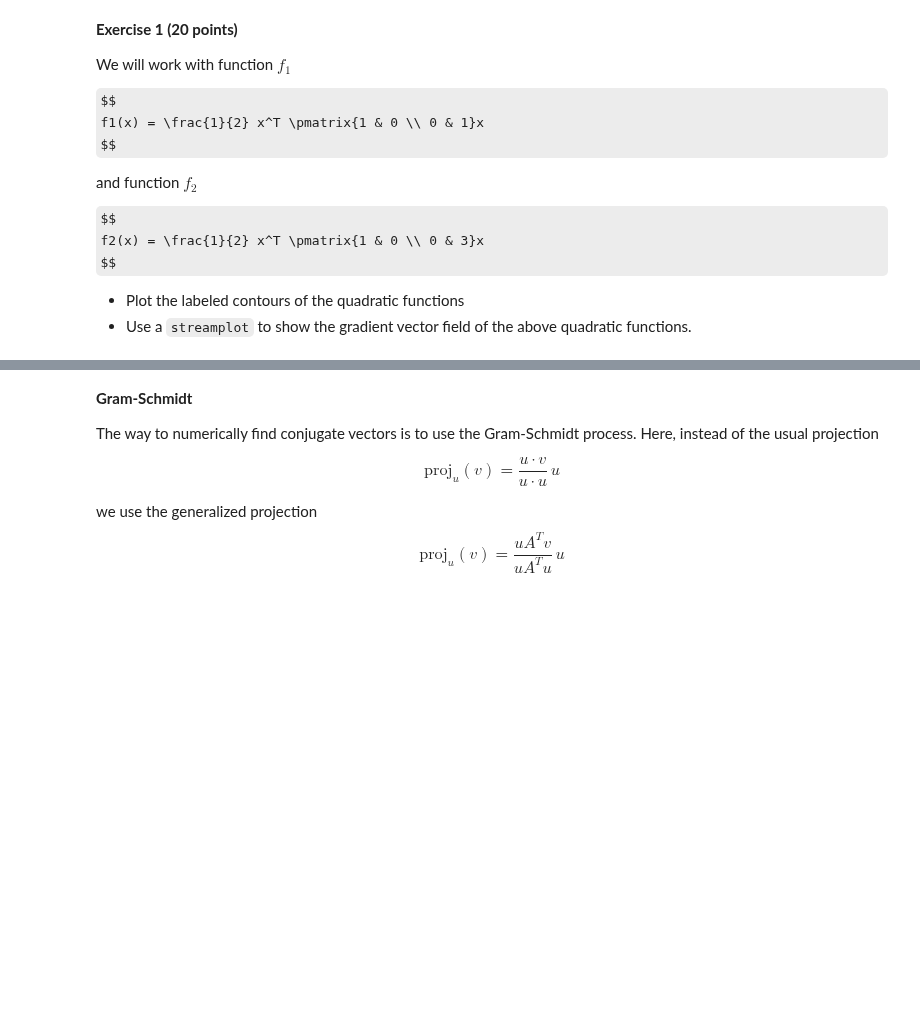
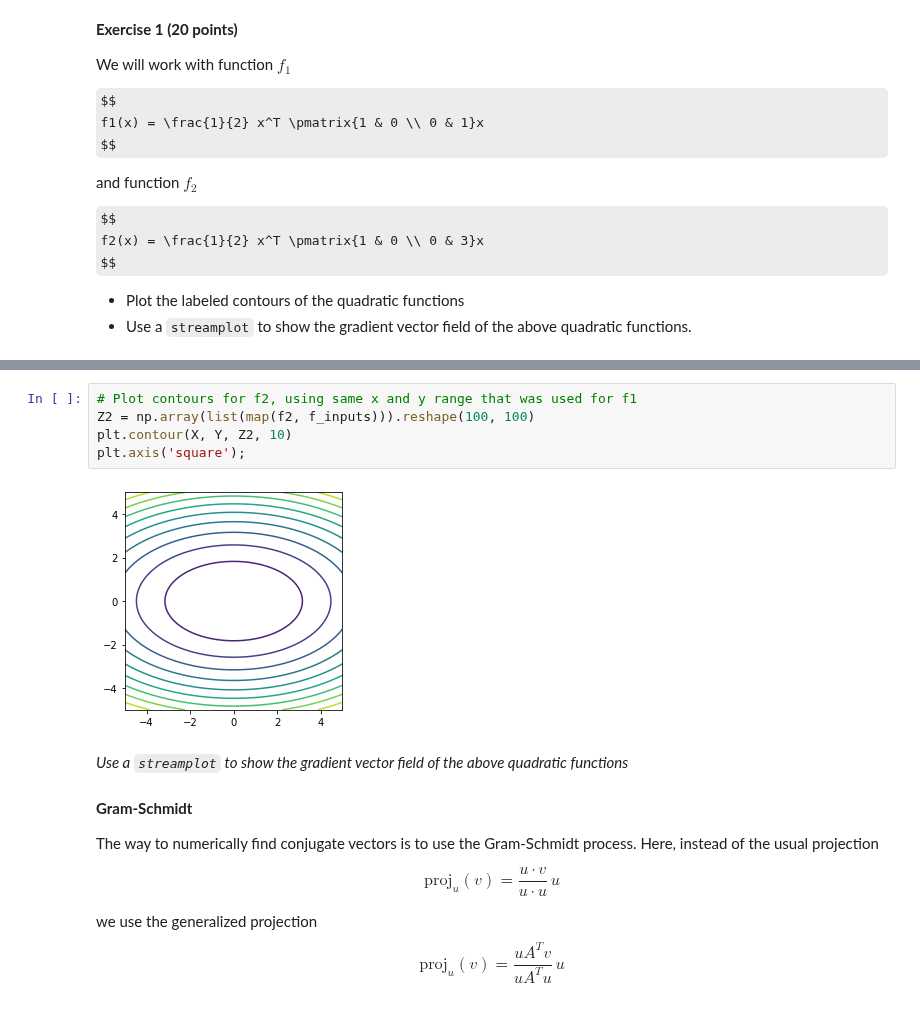
Before and after one commit to robkravec/sta-663-2021, a Jupyter notebook: notebooks/copies/homework/Homework08.ipynb, the cells around one changed output, grey strips where cells are left out. Drawn from its saved outputs; the diff is of its cells as text; some formulas as TeX source; blank space fills up the shorter version.

```diff
--- a/notebooks/copies/homework/Homework08.ipynb
+++ b/notebooks/copies/homework/Homework08.ipynb
@@ -82,3 +105,12 @@ $$
+# %%
+# Plot contours for f2, using same x and y range that was used for f1
+Z2 = np.array(list(map(f2, f_inputs))).reshape(100, 100)
+plt.contour(X, Y, Z2, 10)
+plt.axis('square');
+# %% [output]
+[figure, added]
+# %% [markdown]
+*Use a `streamplot` to show the gradient vector field of the above quadratic functions*
 # %% [markdown]
 **Gram-Schmidt**
 
```
Also changed, not shown: parts of 8 cells of this notebook.
